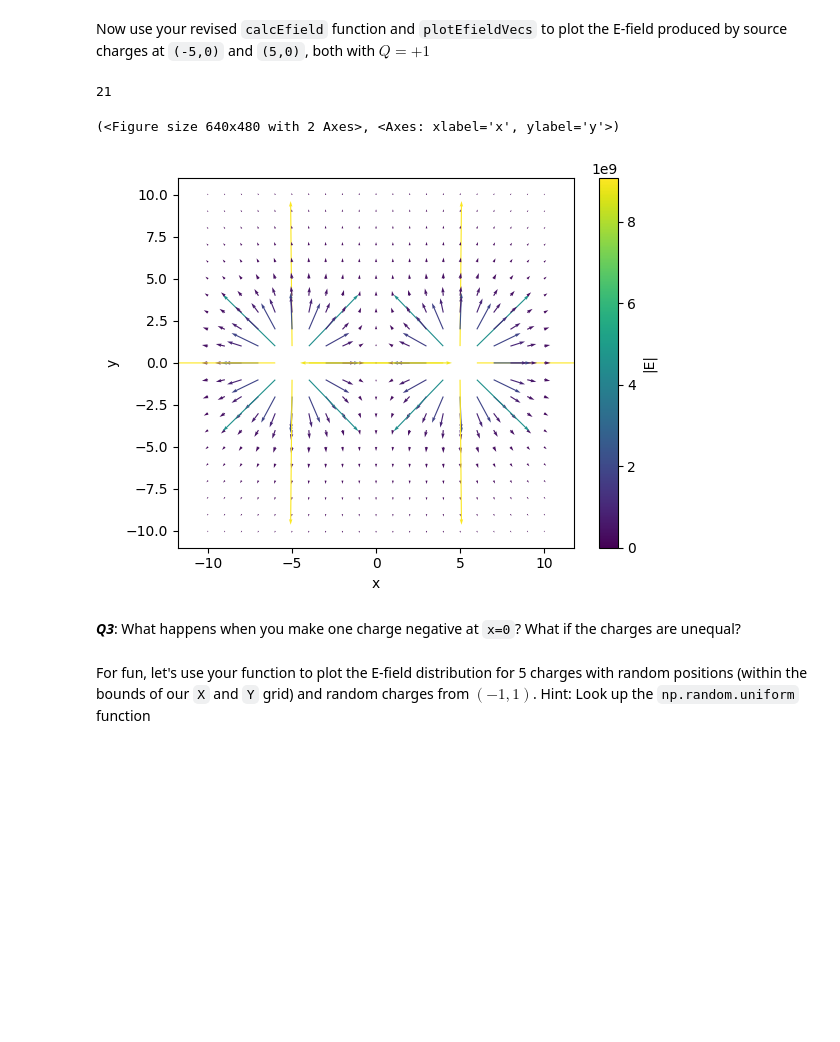
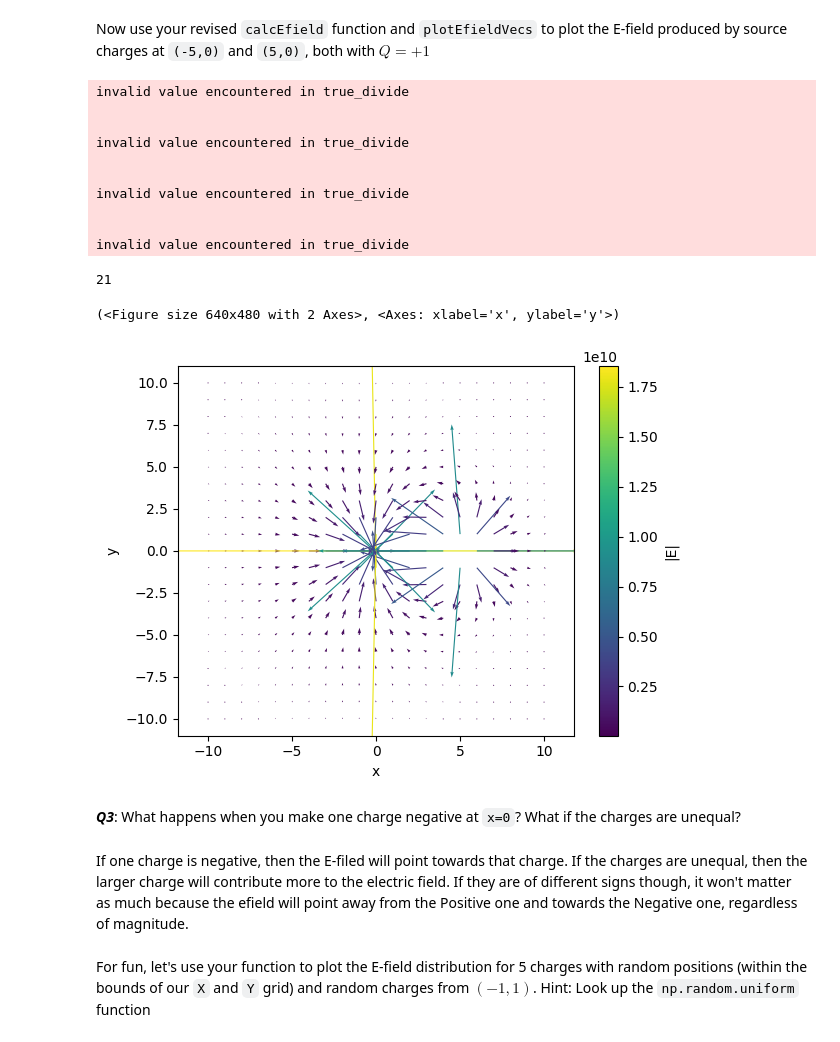
Before and after one commit to Bouncy0Knight/Exercise2, a Jupyter notebook: CompModNervSys_exercise2.ipynb, the cells around one changed output. Cells and saved outputs as stored; diff of their text form; code cells hidden in the pictures; blank space fills up the shorter version.

```diff
--- a/CompModNervSys_exercise2.ipynb
+++ b/CompModNervSys_exercise2.ipynb
@@ -188,19 +202,31 @@ def calcEfield(TestChargeX, testChargeY, chargeLocationX, chargeLocationY, magni
 # %% [markdown]
 Now use your revised `calcEfield` function and `plotEfieldVecs` to plot the E-field produced by source charges at `(-5,0)` and `(5,0)`, both with $Q=+1$
 # %%
-x0 = np.array([-5,5])
+x0 = np.array([0,5])
 y0 = np.array([0,0])
-Q = np.array([1,1])
+Q = np.array([-2,1])
 
 E_x, E_y = calcEfield(x0,y0,X,Y,Q);
 print(len(E_x))
 plotEfieldVecs(E_x,E_y,X,Y)
 # %% [output]
-21
+invalid value encountered in true_divide
+
+
+invalid value encountered in true_divide
+
+
+invalid value encountered in true_divide
+
+
+invalid value encountered in true_divide
-(<Figure size 640x480 with 2 Axes>, <Axes: xlabel='x', ylabel='y'>)
+21
+(<Figure size 640x480 with 2 Axes>, <Axes: xlabel='x', ylabel='y'>)
-[figure, old version]
+[figure, new version]
 # %% [markdown]
 ***Q3***: What happens when you make one charge negative at `x=0`? What if the charges are unequal?
+# %% [markdown]
+If one charge is negative, then the E-filed will point towards that charge. If the charges are unequal, then the larger charge will contribute more to the electric field. If they are of different signs though, it won't matter as much because the efield will point away from the Positive one and towards the Negative one, regardless of magnitude.
 # %% [markdown]
 For fun, let's use your function to plot the E-field distribution for 5 charges with random positions (within the bounds of our `X` and `Y` grid) and random charges from $(-1,1)$. Hint: Look up the `np.random.uniform` function
 # %%
```
Also changed, not shown: parts of 11 cells of this notebook.
